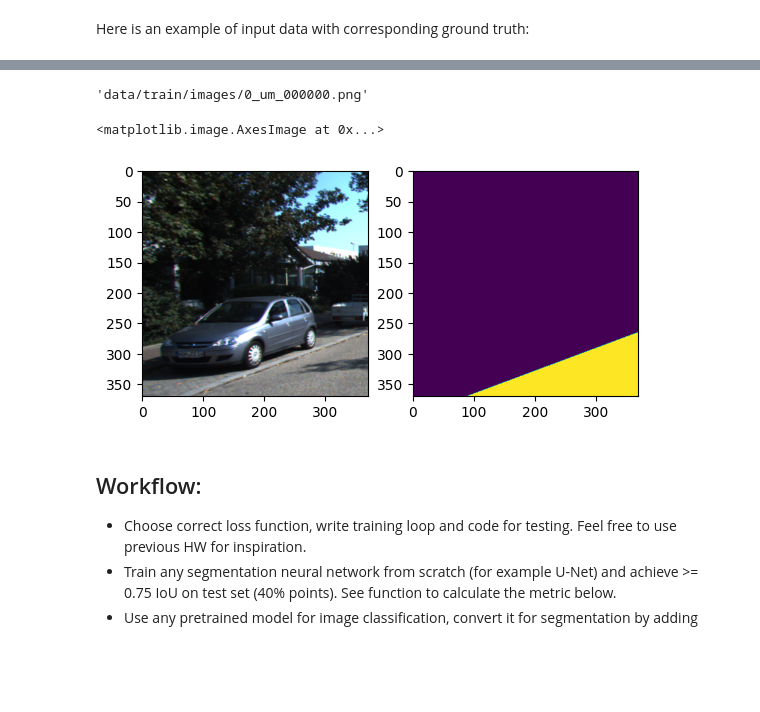
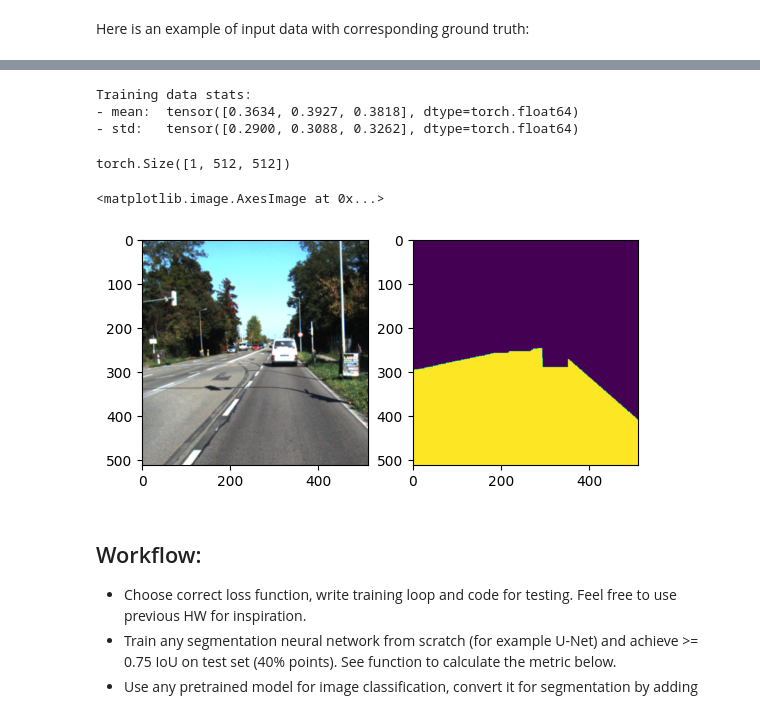
Before and after one commit to nizovskiyka/deep_vision_and_graphics, a Jupyter notebook: homework02/homework-part1-segmentation.ipynb, the cells around one changed output, grey strips where cells are left out. Cells and saved outputs as stored; diff of their text form; code cells hidden in the pictures; blank space fills up the shorter version.

Commit message:
unet road segmentation complete

```diff
--- a/homework02/homework-part1-segmentation.ipynb
+++ b/homework02/homework-part1-segmentation.ipynb
@@ -47,7 +66,7 @@ class RoadDataset(Dataset):
         image = cv2.imread(im_name)[:,:,::-1] / 255.0  # ::-1 to convert from BGR to RGB
         mask = cv2.imread(mask_name, cv2.IMREAD_GRAYSCALE)
         mask = (mask > 0).astype(np.float32)
-
+        image = image.astype(np.float32)
         if self.aug:
             sample = self.aug(
                 image=image,
@@ -58,22 +77,50 @@ class RoadDataset(Dataset):
                 'image': image,
                 'mask': mask,
             }
-
         sample['image'] = self.transform(sample['image']).float()
         sample['mask'] = self.transform(sample['mask']).float()
-
+        sample['mask'] = (sample['mask'] > 0).float()
         return sample
+# %%
+# placeholders
+psum    = torch.tensor([0.0])
+psum_sq = torch.tensor([0.0])
+
+# loop through images
+for im_name in tqdm(X_train_val):
+    inputs = cv2.imread(im_name)[:,:,::-1] / 255.0
+    psum    += np.sum(inputs, axis    = (0, 1))
+    psum_sq += np.sum((inputs ** 2), axis = (0, 1))
+
+# pixel count
+count = len(X_train_val) * 370 * 370
+
+# mean and STD
+total_mean = psum / count
+total_var  = (psum_sq / count) - (total_mean ** 2)
+total_std  = torch.sqrt(total_var)
+
+# output
+print('Training data stats:')
+print('- mean: ', total_mean)
+print('- std:  ', total_std)
+# %% [output]
+Training data stats:
+- mean:  tensor([0.3634, 0.3927, 0.3818], dtype=torch.float64)
+- std:   tensor([0.2900, 0.3088, 0.3262], dtype=torch.float64)
 # %%
 X_train_val = get_paths("data/train/images")
 y_train_val = get_paths("data/train/gt")
 
+X_test = get_paths("data/test/images")
+y_test = get_paths("data/test/gt")
+
 transform = transforms.Compose([
+    # TODO: try with this
+    # transforms.Normalize(total_mean, total_std)
     transforms.ToTensor(),
+    transforms.Resize((512,512))
 ])
-# %%
-X_train_val[0]
-# %% [output]
-'data/train/images/0_um_000000.png'
 # %%
 from sklearn.model_selection import train_test_split
 
@@ -83,19 +130,21 @@ X_train, X_val, y_train, y_val = train_test_split(X_train_val,
                                                   random_state=42,
                                                   shuffle=True)
 # %%
-train_dataset = RoadDataset(X_train, y_train, transform)
+test_dataset = RoadDataset(X_test, y_test, transform)
 # %%
-sample = train_dataset[110]
+sample = test_dataset[110]
 image = sample['image']
 mask = sample['mask']
+print(mask.shape)
 
 plt.subplot(1, 2, 1)
 plt.imshow(image.permute(1, 2, 0))
 plt.subplot(1, 2, 2)
 plt.imshow(mask.permute(1, 2, 0))
 # %% [output]
-<matplotlib.image.AxesImage at 0x...>
+torch.Size([1, 512, 512])
+<matplotlib.image.AxesImage at 0x...>
-[figure, old version]
+[figure, new version]
 # %% [markdown]
 Workflow:
 ---
```
Also changed, not shown: parts of 23 cells of this notebook.
